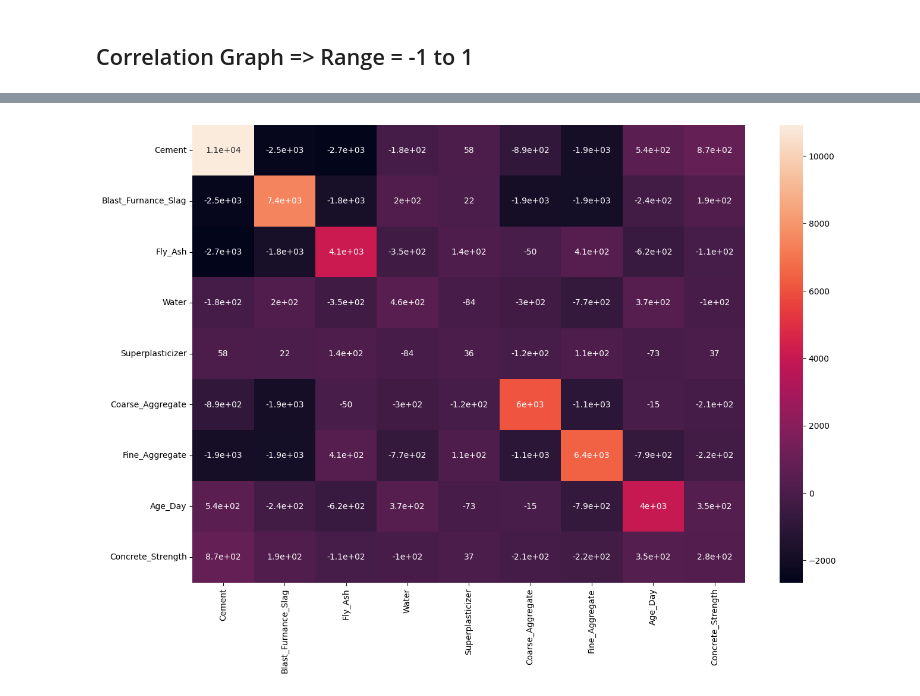
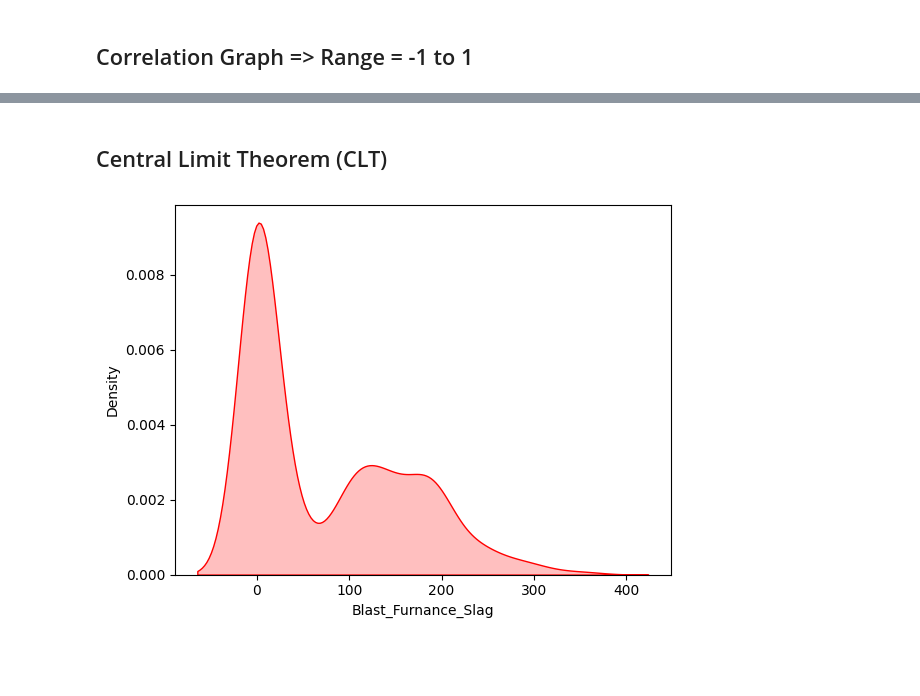
Before and after one commit to AftabQuant/Machine-Learning-Chronicles, a Jupyter notebook: Machine Learning Hub/Data Science Course/Statistics Concept/Covariance and Correlation.ipynb, the cells around one changed output, grey strips where cells are left out. Cells and saved outputs as stored; diff of their text form; code cells hidden in the pictures; blank space fills up the shorter version.

```diff
--- a/Machine Learning Hub/Data Science Course/Statistics Concept/Covariance and Correlation.ipynb
+++ b/Machine Learning Hub/Data Science Course/Statistics Concept/Covariance and Correlation.ipynb
@@ -100,6 +100,7 @@ plt.show()
-# %%
-plt.figure(figsize=(15,10))
-sns.heatmap(data=df.cov(), annot=True)
-plt.show()
-# %% [output]
-[figure, removed]
+# %% [markdown]
+## Central Limit Theorem (CLT)
+# %%
+sns.kdeplot(data=df, x='Blast_Furnance_Slag', fill=True, color='red')
+plt.show()
+# %% [output]
+[figure, added]
```
Also changed, not shown: parts of 2 cells of this notebook, 2 other files.
